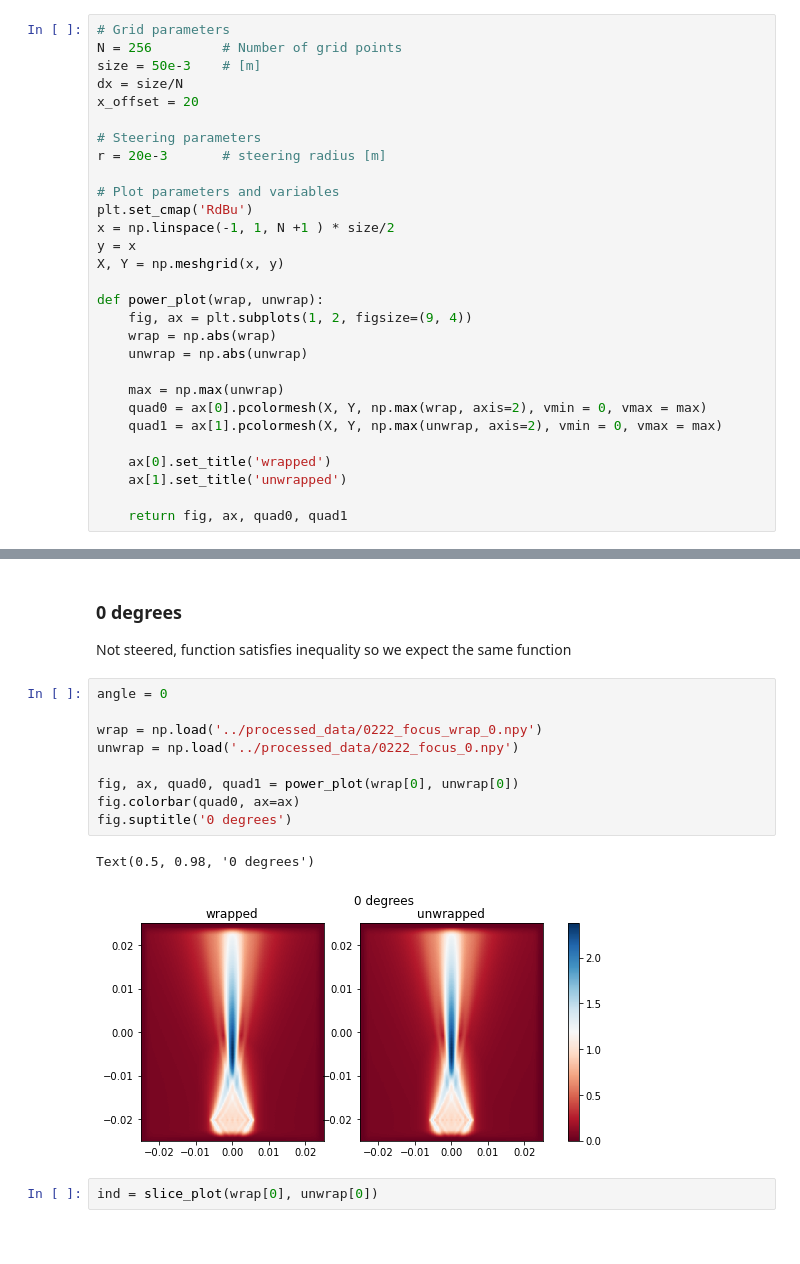
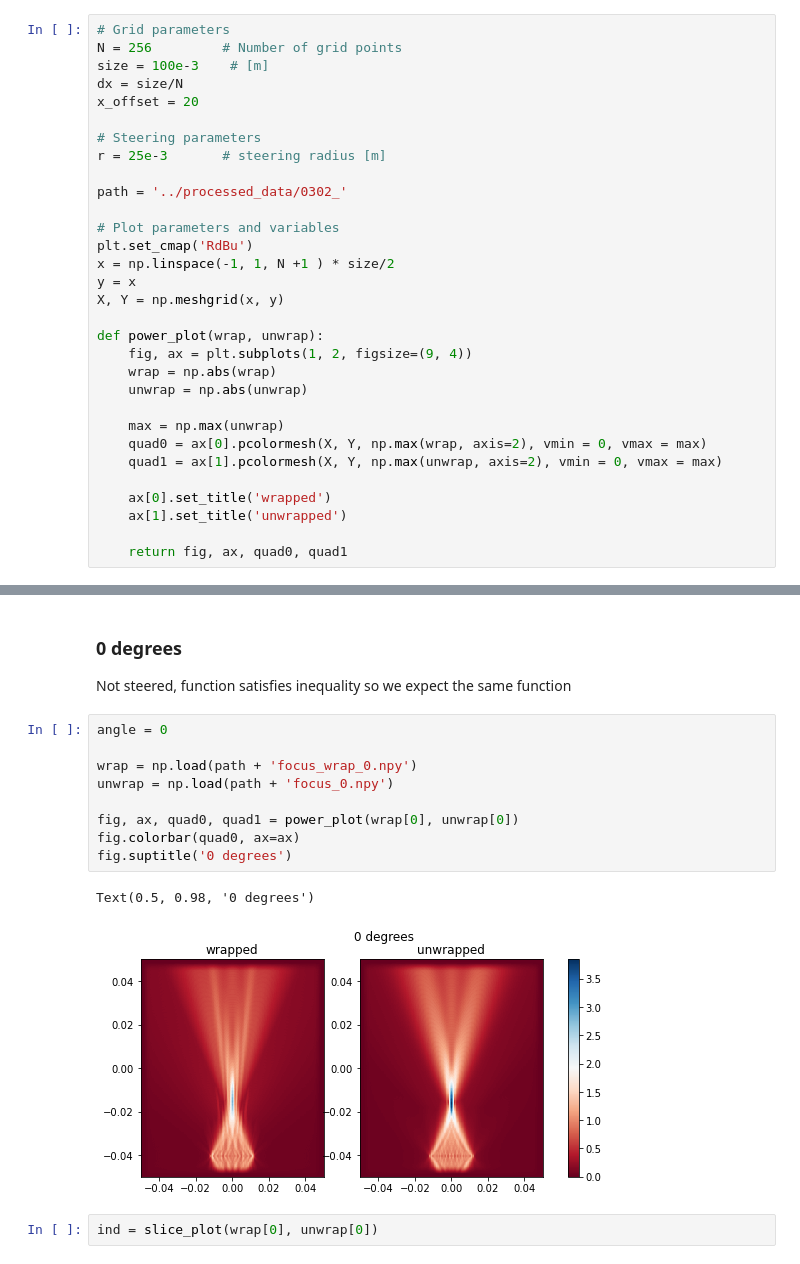
Before and after one commit to kwokkenton/dormouse, a Jupyter notebook: analysis/focus.ipynb, the cells around one changed output, grey strips where cells are left out. Cells and saved outputs as stored; diff of their text form.

```diff
--- a/analysis/focus.ipynb
+++ b/analysis/focus.ipynb
@@ -38,12 +53,14 @@ We can also plot the intensity over time
 # %%
 # Grid parameters
 N = 256         # Number of grid points
-size = 50e-3    # [m]
+size = 100e-3    # [m]
 dx = size/N
 x_offset = 20
 
 # Steering parameters
-r = 20e-3       # steering radius [m]
+r = 25e-3       # steering radius [m]
+
+path = '../processed_data/0302_'
 
 # Plot parameters and variables
 plt.set_cmap('RdBu')
@@ -161,15 +178,15 @@ Not steered, function satisfies inequality so we expect the same function
 # %%
 angle = 0
 
-wrap = np.load('../processed_data/0222_focus_wrap_0.npy')
-unwrap = np.load('../processed_data/0222_focus_0.npy')
+wrap = np.load(path + 'focus_wrap_0.npy')
+unwrap = np.load(path + 'focus_0.npy')
 
 fig, ax, quad0, quad1 = power_plot(wrap[0], unwrap[0])
 fig.colorbar(quad0, ax=ax)
 fig.suptitle('0 degrees')
 # %% [output]
 Text(0.5, 0.98, '0 degrees')
-[figure, old version]
+[figure, new version]
 # %%
 ind = slice_plot(wrap[0], unwrap[0])
 # %% [output]
```
Also changed, not shown: parts of 4 cells of this notebook, 4 other files.
